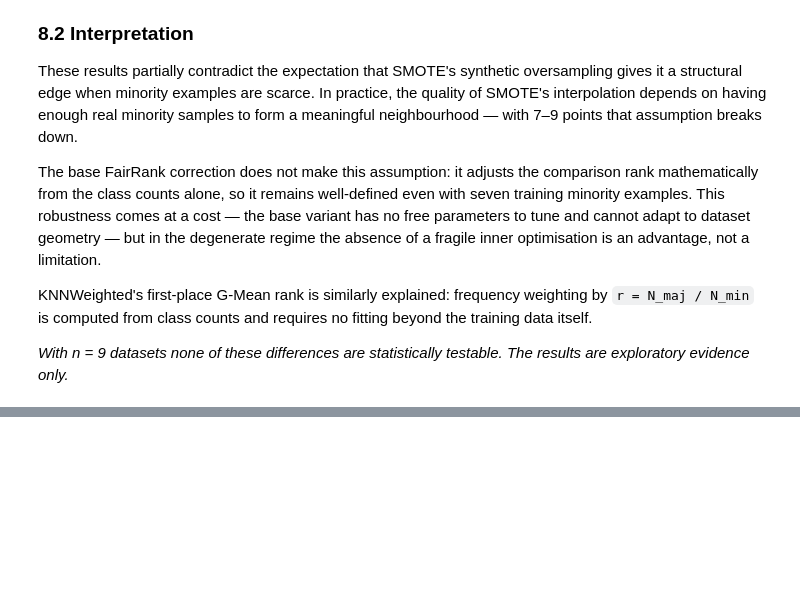
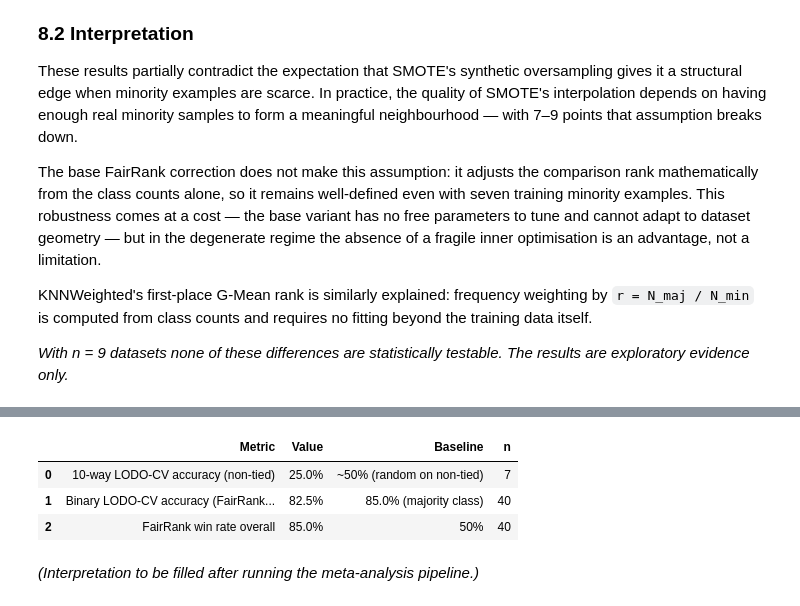
Before and after one commit to zepaulo333/knn_classimbalance, a Jupyter notebook: notebooks/entrega_final.ipynb, the cells around one changed output, grey strips where cells are left out. Cells and saved outputs as stored; diff of their text form; code cells hidden in the pictures; blank space fills up the shorter version.

```diff
--- a/notebooks/entrega_final.ipynb
+++ b/notebooks/entrega_final.ipynb
@@ -1734 +1276,20 @@ Taken together, §9.3, §9.5b, and §9.6 tell a consistent story: the instance s
+# %%
+# ── 10. Meta-model results ────────────────────────────────────────────────
+import os
+
+_meta_results_path = "results/tables/meta_model_results.csv"
+
+if os.path.exists(_meta_results_path):
+    meta_results_df = pd.read_csv(_meta_results_path)
+    display(meta_results_df)
+else:
+    print("Meta-model results not yet generated.")
+    print("Run notebooks/meta_analysis.ipynb to produce results/tables/meta_model_results.csv")
+# %% [output]
+|  | Metric | Value | Baseline | n |
+| 0 | 10-way LODO-CV accuracy (non-tied) | 25.0% | ~50% (random on non-tied) | 7 |
+| 1 | Binary LODO-CV accuracy (FairRank... | 82.5% | 85.0% (majority class) | 40 |
+| 2 | FairRank win rate overall | 85.0% | 50% | 40 |
+# %% [markdown]
+*(Interpretation to be filled after running the meta-analysis pipeline.)*
 # %% [markdown]
```
Also changed, not shown: parts of 23 cells of this notebook, 11 other files.
